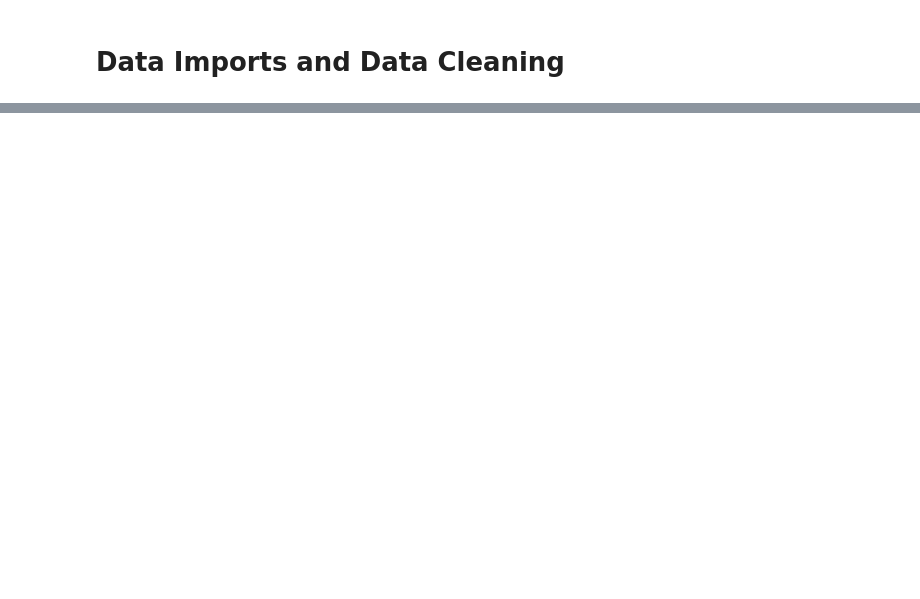
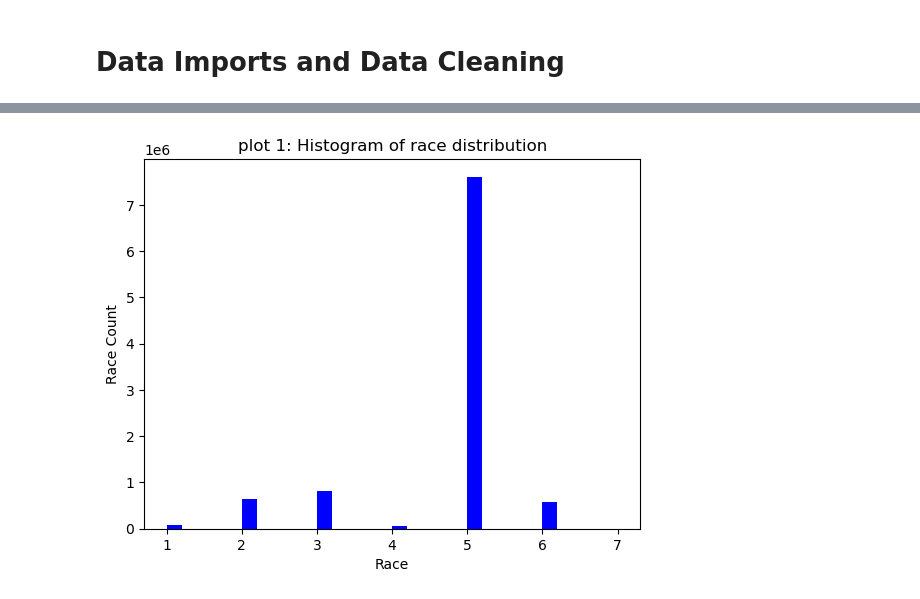
Before and after one commit to AtulyaL/INFO4390_Project, a Jupyter notebook: Phase 2.ipynb, the cells around one changed output, grey strips where cells are left out. Saved outputs shown, nothing was run; the diff lists cells and outputs as text; code cells hidden in the pictures; blank space fills up the shorter version.

```diff
--- a/Phase 2.ipynb
+++ b/Phase 2.ipynb
@@ -79,0 +80,5 @@ df.head()
+# %%
+import numpy as np
+import pandas as pd
+
+df_cleaned = pd.read_csv("cleaned_data.csv")
@@ -79,0 +313,13 @@ df.head()
+# %%
+import matplotlib.pyplot as plt
+
+race_data, action_taken_data, preapproval_data, loan_purpose_data, loan_type_data, hoepa_status_data, loan_amount_000s_data, co_race_data = df_cleaned['applicant_race_1'], df_cleaned['action_taken'], df_cleaned['preapproval'], df_cleaned['loan_purpose'], df_cleaned['loan_type'], df_cleaned['hoepa_status'], df_cleaned['loan_amount_000s'], df_cleaned['co_applicant_race_1'],
+# %%
+# plot 1: Histogram of race distribution
+plt.title('plot 1: Histogram of race distribution')
+plt.xlabel('Race')
+plt.ylabel('Race Count')
+plt.hist(race_data, color='blue', bins = 30)
+plt.show()
+# %% [output]
+[figure, added]
```
Also changed, not shown: parts of 28 cells of this notebook, 2 other files.
